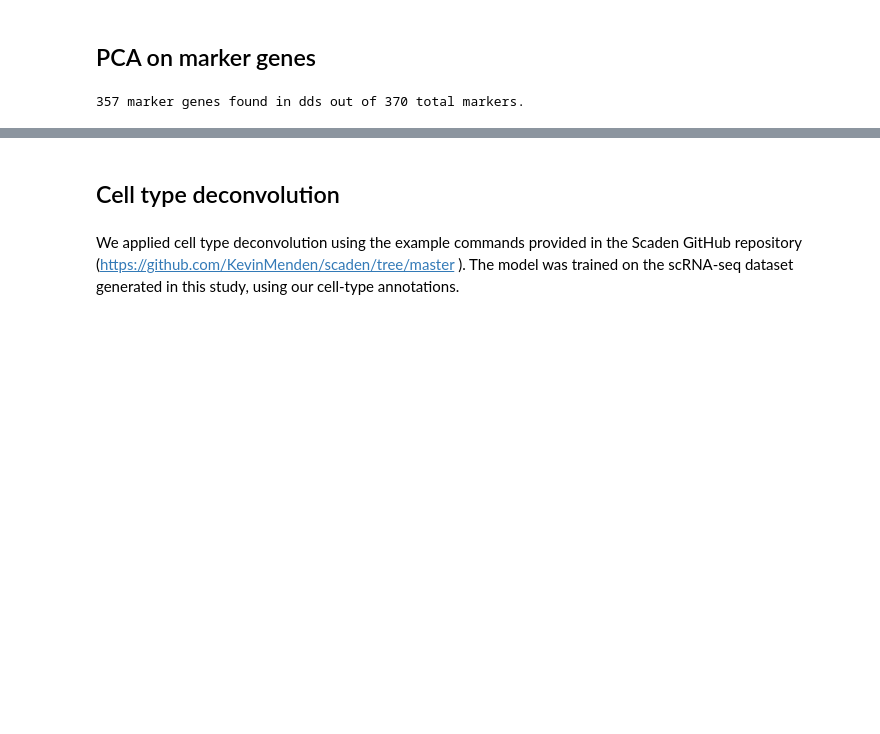
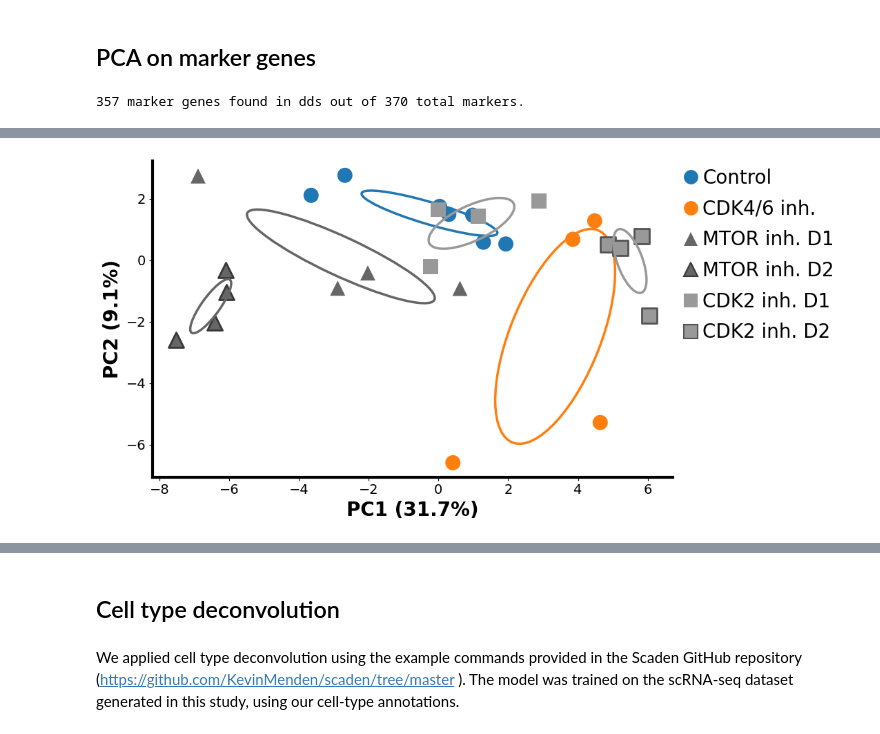
Before and after one commit to maleonardi/Leonardi_et_al_2026, a Jupyter notebook: Bulk_RNAseq_analysis.ipynb, the cells around one changed output, grey strips where cells are left out. Cells and saved outputs as stored; diff of their text form; code cells hidden in the pictures; blank space fills up the shorter version.

Commit message:
Full submission without input.

```diff
--- a/Bulk_RNAseq_analysis.ipynb
+++ b/Bulk_RNAseq_analysis.ipynb
@@ -195,3 +107,86 @@ plt.show()
+# %%
+# --- PCA of log-transformed normalised counts ---
+X = np.log1p(dds_sel.layers["normed_counts"])
+pca = PCA(n_components=2)
+pcs = pca.fit_transform(X)
+expl = pca.explained_variance_ratio_
+
+
+
+# --- Styling
+style_map = {
+    "120h":  ("Control",       "tab:blue",   False, "o"),
+    "cdk1":  ("CDK4/6 inh.",    "tab:orange", False, "o"),
+    "mtor1": ("MTOR inh. D1",   "#666666",    False, "^"),
+    "mtor2": ("MTOR inh. D2",   "#666666",    True,  "^"),
+    "nu1":   ("CDK2 inh. D1",   "#999999",    False, "s"),
+    "nu2":   ("CDK2 inh. D2",   "#999999",    True,  "s"),
+}
+
+# --- Plot ---
+fig, ax = plt.subplots(figsize=(11, 5.5))
+ax.set_facecolor("white")
+
+for g in sorted(groups.unique()):
+    mask = (groups == g).to_numpy()
+    Xg = pcs[mask, :2]
+    label, color, emphasise_edge, marker = style_map.get(g, (g, "tab:gray", False, "o"))
+    edge = tuple(np.array(mcolors.to_rgb(color)) * 0.55) if emphasise_edge else "none"
+
+    ax.scatter(
+        Xg[:, 0], Xg[:, 1],
+        s=250, c=color, marker=marker,
+        edgecolors=edge, linewidths=2.0 if emphasise_edge else 0.0
+    )
+
+    # Ellipse from fitted covariance
+    if Xg.shape[0] >= 2:
+        gmm = GaussianMixture(n_components=1, covariance_type="full", random_state=0).fit(Xg)
+        mean = gmm.means_[0]
+        cov = gmm.covariances_[0]
+        vals, vecs = np.linalg.eigh(cov)
+        order = vals.argsort()[::-1]
+        vals, vecs = vals[order], vecs[:, order]
+        angle = np.degrees(np.arctan2(vecs[1, 0], vecs[0, 0]))
+        width, height = 2 * np.sqrt(vals)
+        ax.add_patch(Ellipse(mean, width, height, angle=angle,
+                             edgecolor=color, facecolor="none", lw=2.5))
+
+# --- Axes formatting ---
+ax.set_xlabel(f"PC1 ({expl[0]*100:.1f}%)", fontweight="bold", fontsize=20)
+ax.set_ylabel(f"PC2 ({expl[1]*100:.1f}%)", fontweight="bold", fontsize=20)
+ax.spines["top"].set_visible(False)
+ax.spines["right"].set_visible(False)
+ax.spines["bottom"].set_linewidth(3)
+ax.spines["left"].set_linewidth(3)
+ax.tick_params(axis="both", which="major", labelsize=14)
+
+# --- Legend ---
+present = set(groups.unique())
+order = [k for k in style_map.keys() if k in present]
+handles, labels = [], []
+for k in order:
+    lab, col, emphasise_edge, marker = style_map[k]
+    edge = tuple(np.array(mcolors.to_rgb(col)) * 0.55) if emphasise_edge else "none"
+    handles.append(Line2D([0], [0], linestyle="none", marker=marker,
+                          markersize=15, markerfacecolor=col,
+                          markeredgecolor=edge, markeredgewidth=1.5))
+    labels.append(lab)
+
+fig.subplots_adjust(right=0.77)
+ax.legend(handles, labels, frameon=False, fontsize=20,
+          handlelength=0, handletextpad=0.6, labelspacing=0.6,
+          loc="upper left", bbox_to_anchor=(1.02, 1.0), borderaxespad=0.0)
+
+plt.tight_layout()
+
+# --- Save
+outpath = "figures/PCA_marker_genes.pdf"
+plt.savefig(outpath, format="pdf", dpi=500, transparent=True, bbox_inches="tight")
+
+plt.show()
+# %% [output]
+[figure, added]
 # %%
 
 
```
Also changed, not shown: parts of 8 cells of this notebook, 10 other files.
